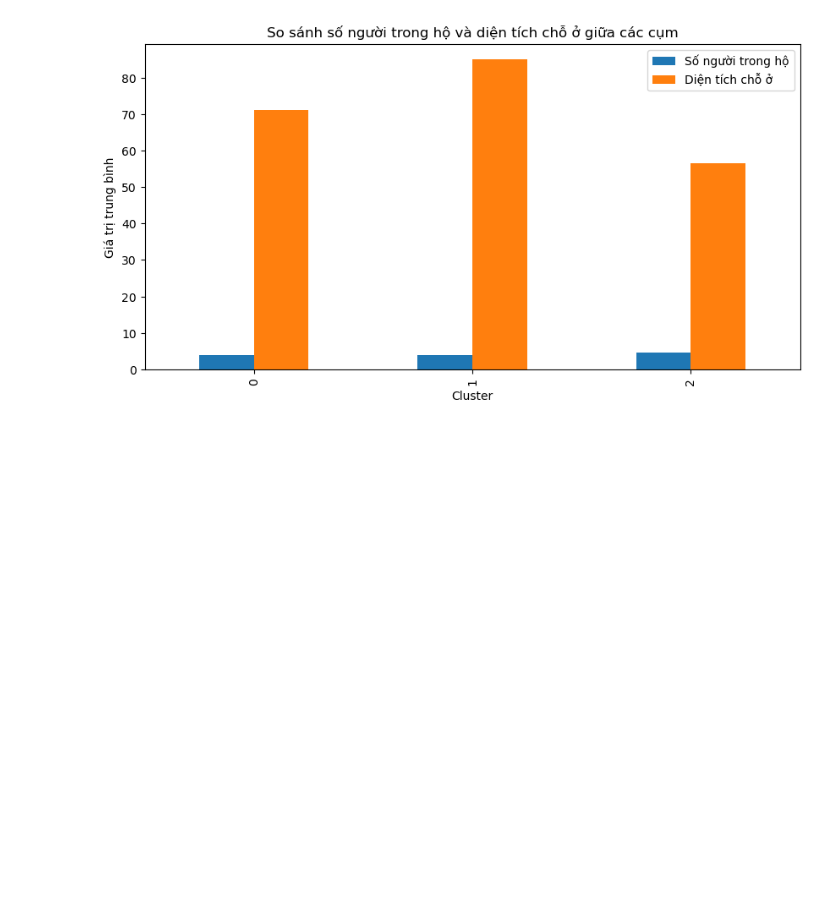
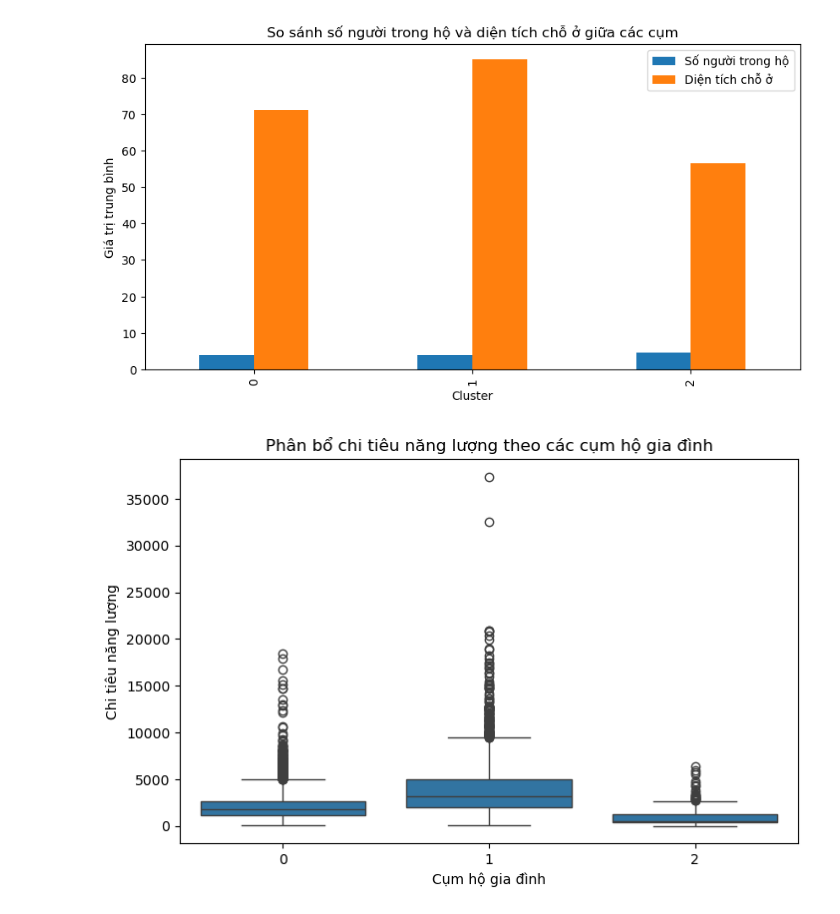
Before and after one commit to baongoc13122004/Energy-Spending, a Jupyter notebook: 2012-Final.ipynb, the cells around one changed output. Cells and saved outputs as stored; diff of their text form; code cells hidden in the pictures; blank space fills up the shorter version.

```diff
--- a/2012-Final.ipynb
+++ b/2012-Final.ipynb
@@ -8,7 +8,7 @@ from sklearn.cluster import KMeans
 from sklearn.metrics import silhouette_score
 # %%
 # Đọc dữ liệu
-file_path = "10kmau2012.csv"
+file_path = "data/10kmau2012.csv"
 df = pd.read_csv(file_path)
 
 # Hiển thị thông tin cơ bản
@@ -312,3 +312,13 @@ Cluster_PCA
 1            3.831415  84.959153
 2            4.605960  56.387417
 [figure]
+# %%
+import seaborn as sns
+plt.figure(figsize=(8, 5))
+sns.boxplot(data=df, x='Cluster_PCA', y='chichonangluong')
+plt.title("Phân bổ chi tiêu năng lượng theo các cụm hộ gia đình")
+plt.xlabel("Cụm hộ gia đình")
+plt.ylabel("Chi tiêu năng lượng")
+plt.show()
+# %% [output]
+[figure, added]
```
Also changed, not shown: 8 other files.
